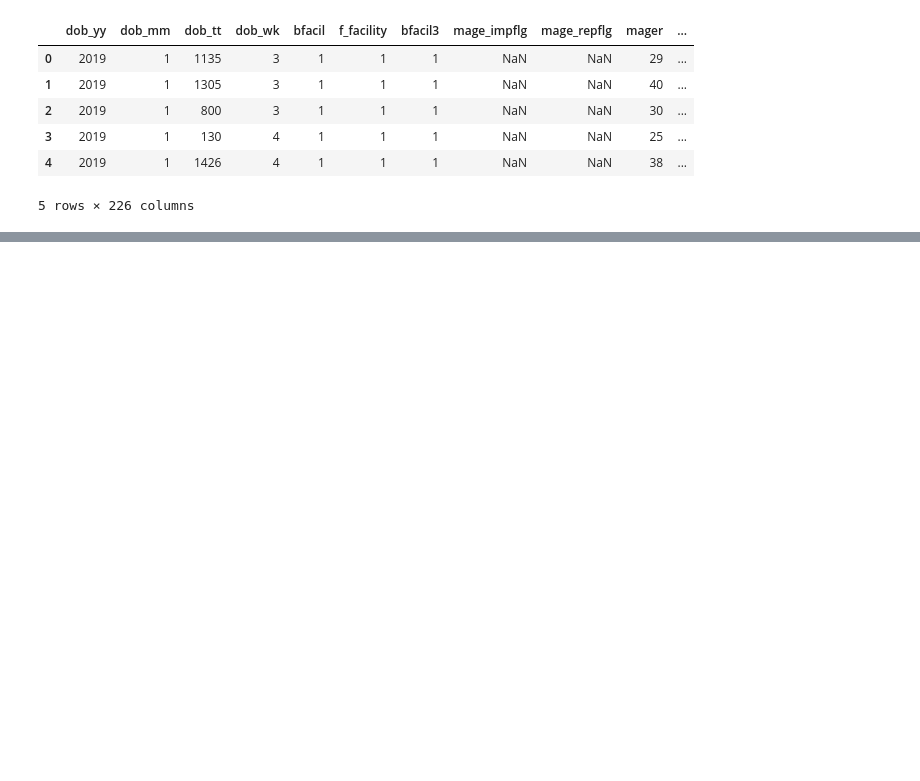
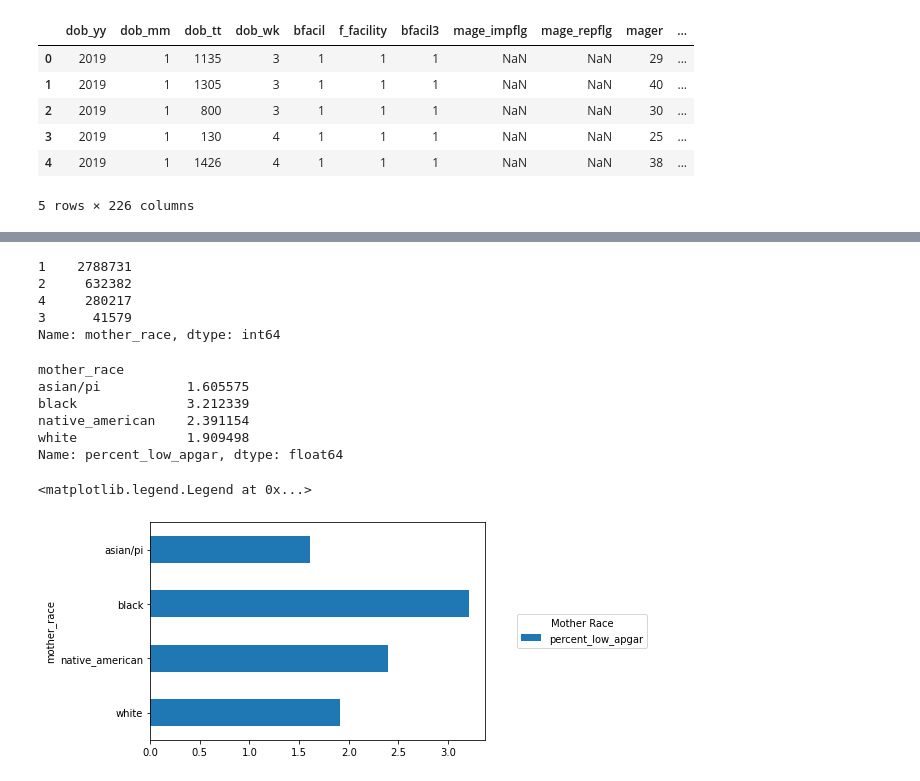
Before and after one commit to Patrick-Arnold/Capstone_Project, a Jupyter notebook: Capstone.ipynb, the cells around one changed output, grey strips where cells are left out. Drawn from its saved outputs; the diff is of its cells as text; code cells hidden in the pictures; blank space fills up the shorter version.

```diff
--- a/Capstone.ipynb
+++ b/Capstone.ipynb
@@ -148,0 +177,42 @@ df['chlamydia'].value_counts().plot(kind='barh')
+# %%
+df['mother_native'].replace(to_replace=2, value=0, inplace=True)
+df['mother_native'].replace(to_replace=3, value=np.nan, inplace=True)
+# %%
+df['mother_race'].value_counts()
+# %% [output]
+1    2788731
+2     632382
+4     280217
+3      41579
+Name: mother_race, dtype: int64
+# %%
+df['mother_race'].replace({1: 'white', 2: 'black', 3: 'native_american', 4: 'asian/pi'}, inplace=True)
+# %%
+# Place of birth
+counts = (df[['mother_race', 'apgar_score']]
+              .groupby(['mother_race', 'apgar_score'])
+              .size()
+              .unstack('apgar_score')
+         )
+# %%
+counts['percent_low_apgar'] = (counts[0]/counts[1])*100
+# %%
+counts['percent_low_apgar']
+# %% [output]
+mother_race
+asian/pi           1.605575
+black              3.212339
+native_american    2.391154
+white              1.909498
+Name: percent_low_apgar, dtype: float64
+# %%
+ax = counts['percent_low_apgar'].plot.barh()
+ax.invert_yaxis()
+ax.legend(
+    loc='center right',
+    bbox_to_anchor=(1.5, 0.5),
+    title='Mother Race'
+)
+# %% [output]
+<matplotlib.legend.Legend at 0x...>
+[figure, added]
```
Also changed, not shown: parts of 65 cells of this notebook, 1 other file.
